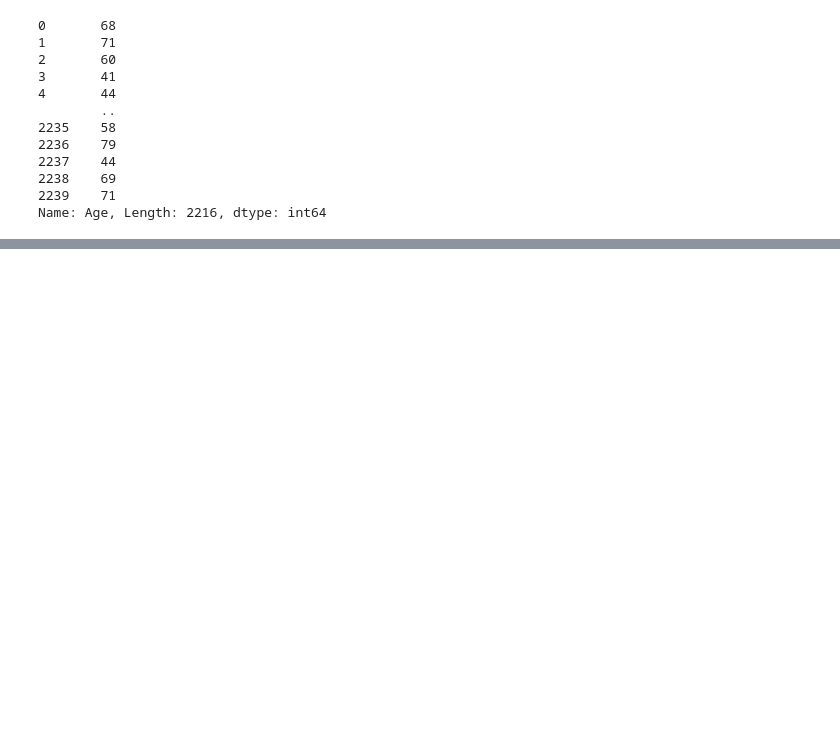
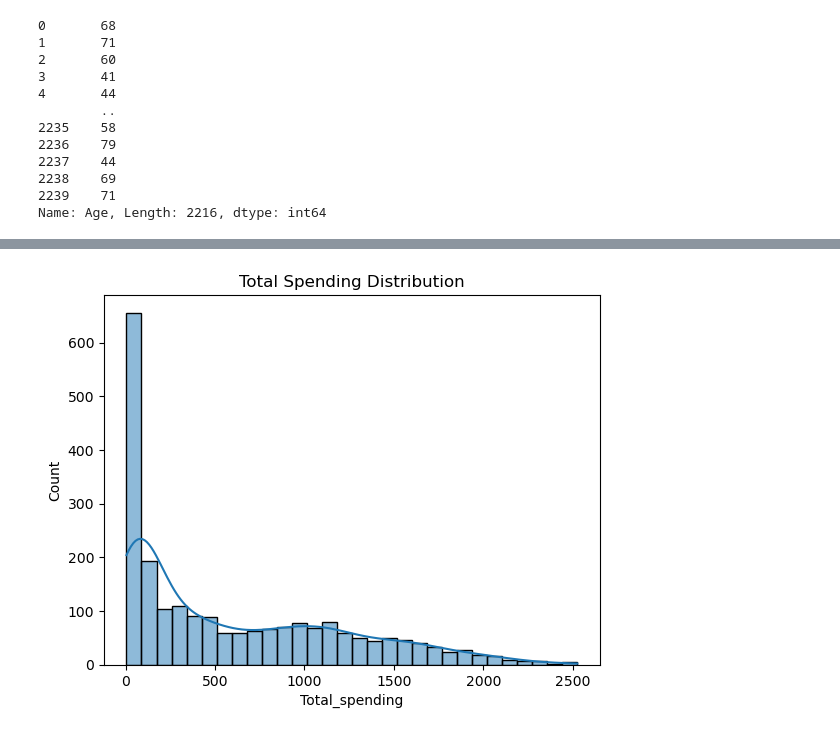
Before and after one commit to ahmetkgurel/Marketing_data_segmentation, a Jupyter notebook: segmentation.ipynb, the cells around one changed output, grey strips where cells are left out. Cells and saved outputs as stored; diff of their text form; code cells hidden in the pictures; blank space fills up the shorter version.

```diff
--- a/segmentation.ipynb
+++ b/segmentation.ipynb
@@ -174,0 +263,7 @@ InvalidIndexError: (slice(None, None, None), 'Teenhome')
+# %%
+#Total Spending Distribution
+sns.histplot(df['Total_spending'], bins = 30, kde =True)
+plt.title('Total Spending Distribution')
+plt.show()
+# %% [output]
+[figure, added]
```
Also changed, not shown: parts of 53 cells of this notebook.
